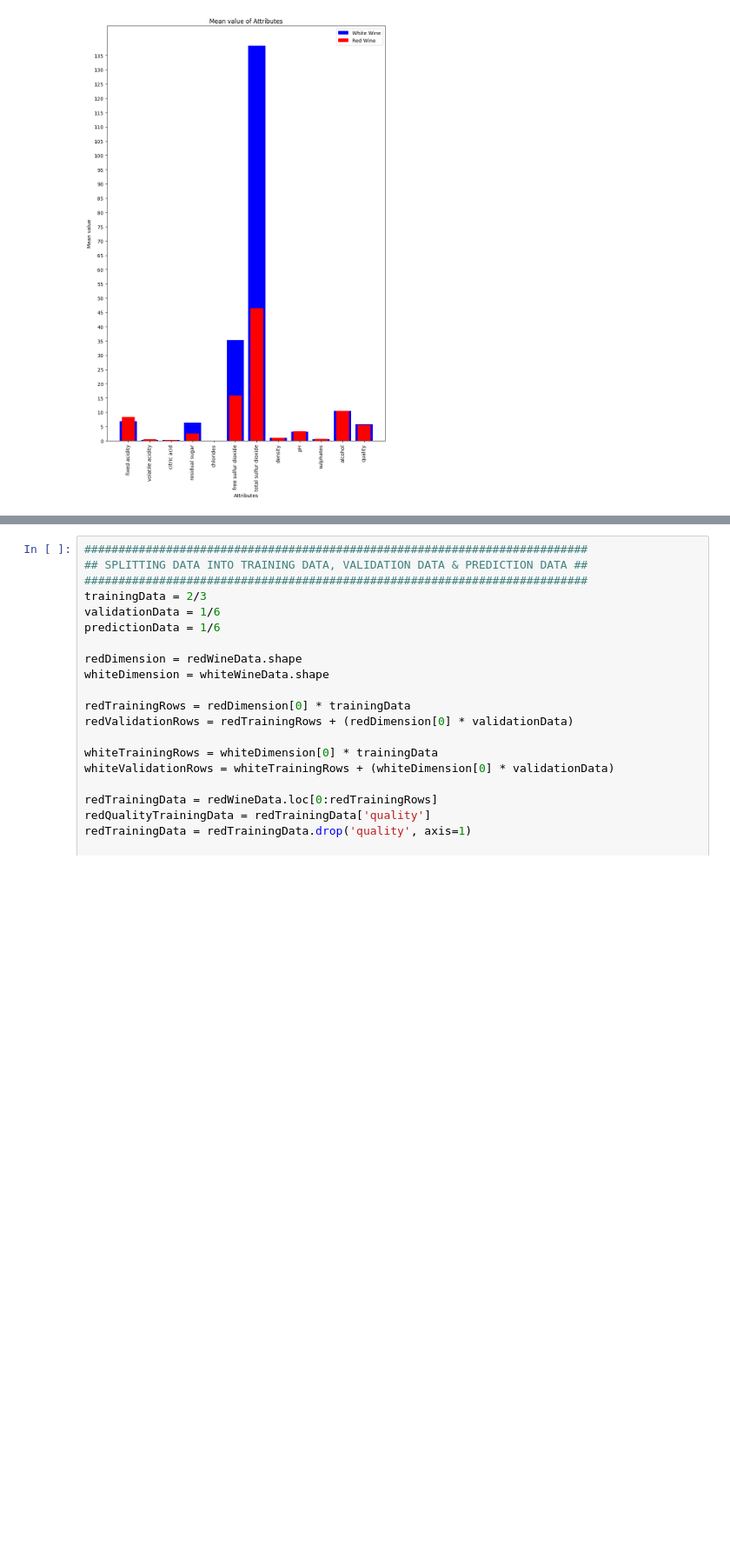
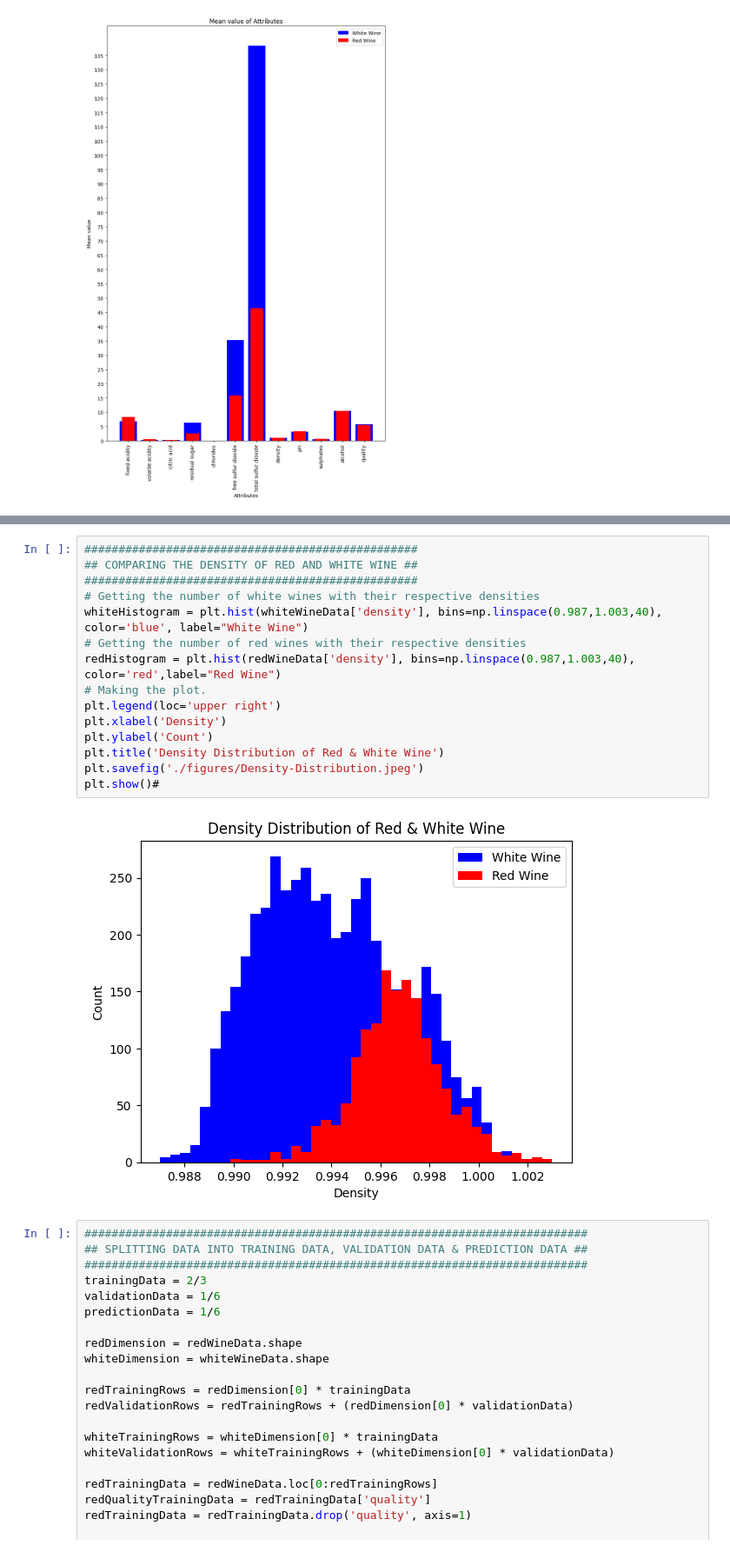
Before and after one commit to DivyeshVed/WIne-Quality, a Jupyter notebook: wine-quality.ipynb, the cells around one changed output, grey strips where cells are left out. Shown: that part at 87% size. Saved outputs shown, nothing was run; the diff lists cells and outputs as text; blank space fills up the shorter version.

```diff
--- a/wine-quality.ipynb
+++ b/wine-quality.ipynb
@@ -97,6 +94,23 @@ plt.savefig('./figures/Alcohol-Distribution.jpeg')
 plt.show()
 # %% [output]
 [figure]
+# %%
+#################################################
+## COMPARING THE DENSITY OF RED AND WHITE WINE ##
+#################################################
+# Getting the number of white wines with their respective densities
+whiteHistogram = plt.hist(whiteWineData['density'], bins=np.linspace(0.987,1.003,40), color='blue', label="White Wine")
+# Getting the number of red wines with their respective densities
+redHistogram = plt.hist(redWineData['density'], bins=np.linspace(0.987,1.003,40), color='red',label="Red Wine")
+# Making the plot.
+plt.legend(loc='upper right')
+plt.xlabel('Density')
+plt.ylabel('Count')
+plt.title('Density Distribution of Red & White Wine')
+plt.savefig('./figures/Density-Distribution.jpeg')
+plt.show()#
+# %% [output]
+[figure, added]
 # %%
 ##########################################################################
 ## SPLITTING DATA INTO TRAINING DATA, VALIDATION DATA & PREDICTION DATA ##
```
Also changed, not shown: parts of 1 cell of this notebook, 3 other files.
